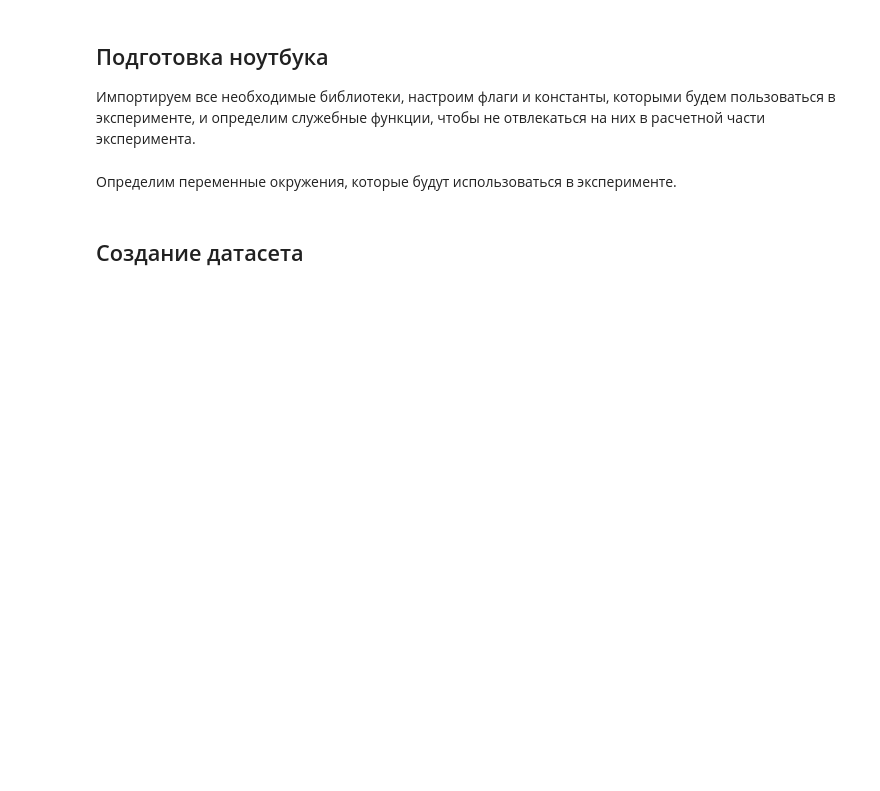
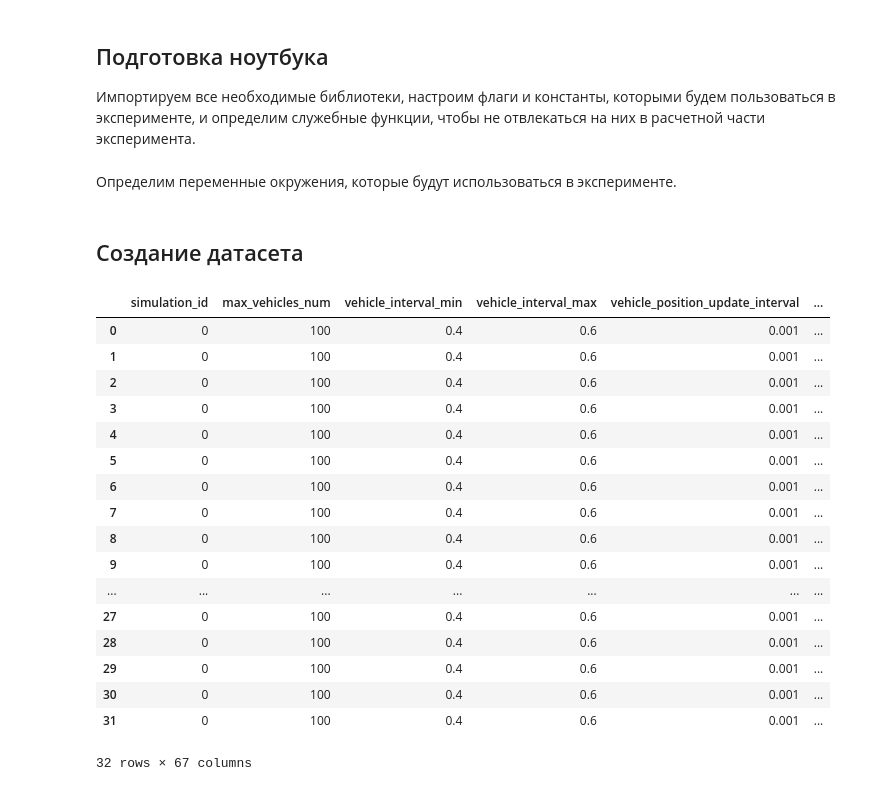
Before and after one commit to kruglov-mipt/diplom, a Jupyter notebook: experiments/Simulation.ipynb, the cells around one changed output. Saved outputs shown, nothing was run; the diff lists cells and outputs as text; code cells hidden in the pictures; blank space fills up the shorter version.

```diff
--- a/experiments/Simulation.ipynb
+++ b/experiments/Simulation.ipynb
@@ -69 +75,22 @@ inputs.extend([make_input(m=m, vehicle_speed=speed) for m, speed in product([1,
+# %%
+df
+# %% [output]
+|  | simulation_id | max_vehicles_num | vehicle_interval_min | vehicle_interval_max | vehicle_position_update_interval | ... |
+| 0 | 0 | 100 | 0.4 | 0.6 | 0.001 | ... |
+| 1 | 0 | 100 | 0.4 | 0.6 | 0.001 | ... |
+| 2 | 0 | 100 | 0.4 | 0.6 | 0.001 | ... |
+| 3 | 0 | 100 | 0.4 | 0.6 | 0.001 | ... |
+| 4 | 0 | 100 | 0.4 | 0.6 | 0.001 | ... |
+| 5 | 0 | 100 | 0.4 | 0.6 | 0.001 | ... |
+| 6 | 0 | 100 | 0.4 | 0.6 | 0.001 | ... |
+| 7 | 0 | 100 | 0.4 | 0.6 | 0.001 | ... |
+| 8 | 0 | 100 | 0.4 | 0.6 | 0.001 | ... |
+| 9 | 0 | 100 | 0.4 | 0.6 | 0.001 | ... |
+| ... | ... | ... | ... | ... | ... | ... |
+| 27 | 0 | 100 | 0.4 | 0.6 | 0.001 | ... |
+| 28 | 0 | 100 | 0.4 | 0.6 | 0.001 | ... |
+| 29 | 0 | 100 | 0.4 | 0.6 | 0.001 | ... |
+| 30 | 0 | 100 | 0.4 | 0.6 | 0.001 | ... |
+| 31 | 0 | 100 | 0.4 | 0.6 | 0.001 | ... |
+32 rows × 67 columns
 # %%
```
Also changed, not shown: parts of 3 cells of this notebook, 2 other files.
